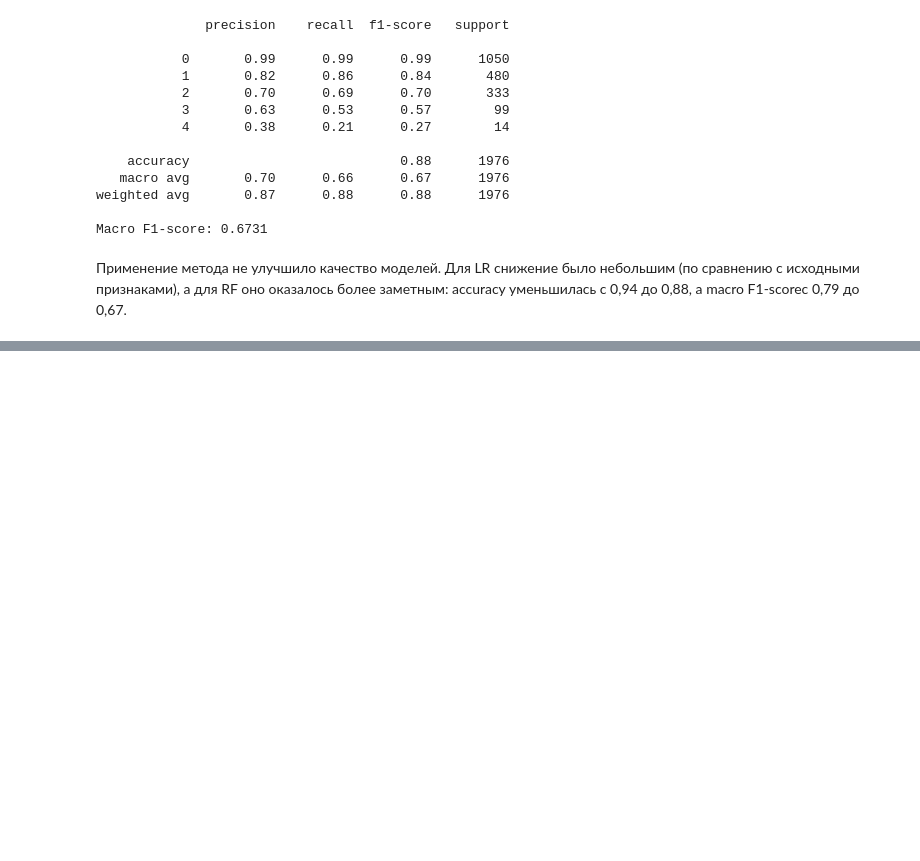
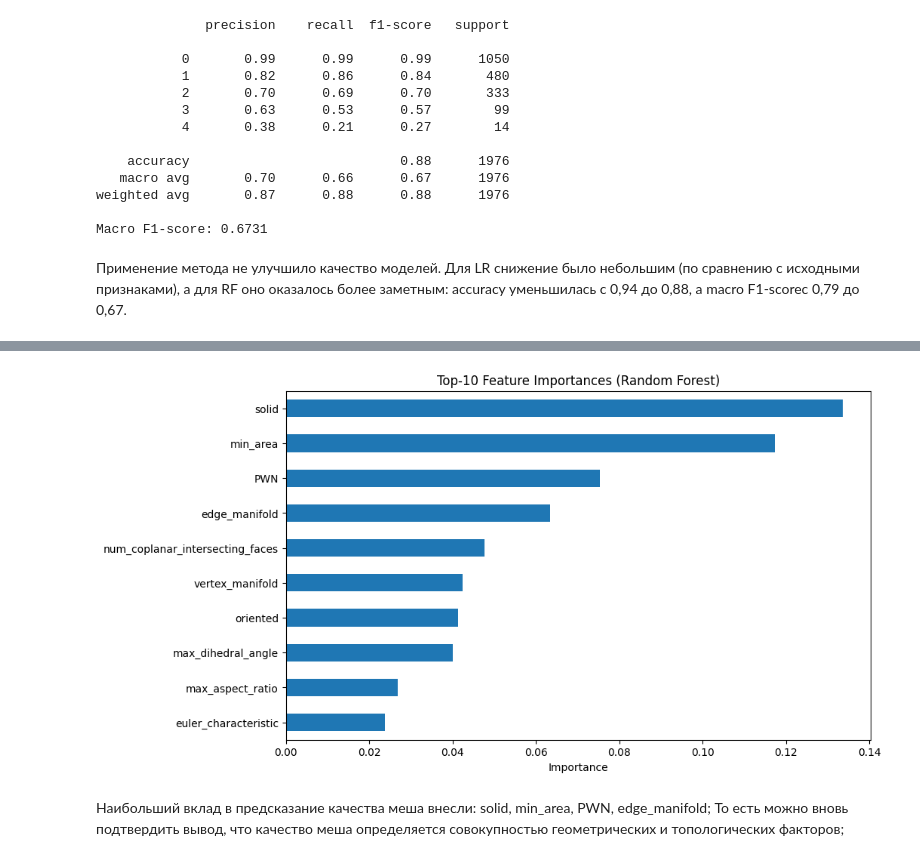
Before and after one commit to hsemlcourse/hseml-group-project-sashaain-2, a Jupyter notebook: notebooks/03_experiments.ipynb, the cells around one changed output, grey strips where cells are left out. Cells and saved outputs as stored; diff of their text form; code cells hidden in the pictures; blank space fills up the shorter version.

Commit message:
Feature importance and modeling.py update

```diff
--- a/notebooks/03_experiments.ipynb
+++ b/notebooks/03_experiments.ipynb
@@ -407,3 +407,10 @@ weighted avg       0.87      0.88      0.88      1976
 Macro F1-score: 0.6731
 # %% [markdown]
 Применение метода не улучшило качество моделей. Для LR снижение было небольшим (по сравнению с исходными признаками), а для RF оно оказалось более заметным: accuracy уменьшилась с 0,94 до 0,88, а macro F1-scoreс 0,79 до 0,67.
+# %%
+importance = pd.Series(
+    rf.feature_importances_,
+    index=X.columns
+).sort_values(ascending=False)
+
+importance.head(10)
@@ -409,0 +429,18 @@ Macro F1-score: 0.6731
+# %%
+import matplotlib.pyplot as plt
+
+top_features = importance.head(10)
+
+plt.figure(figsize=(10, 6))
+
+top_features.sort_values().plot(kind='barh')
+
+plt.title('Top-10 Feature Importances (Random Forest)')
+plt.xlabel('Importance')
+
+plt.show()
+# %% [output]
+[figure, added]
+# %% [markdown]
+Наибольший вклад в предсказание качества меша внесли: solid, min_area, PWN, edge_manifold;
+То есть можно вновь подтвердить вывод, что качество меша определяется совокупностью геометрических и топологических факторов;
```
Also changed, not shown: parts of 1 cell of this notebook, 1 other file.
